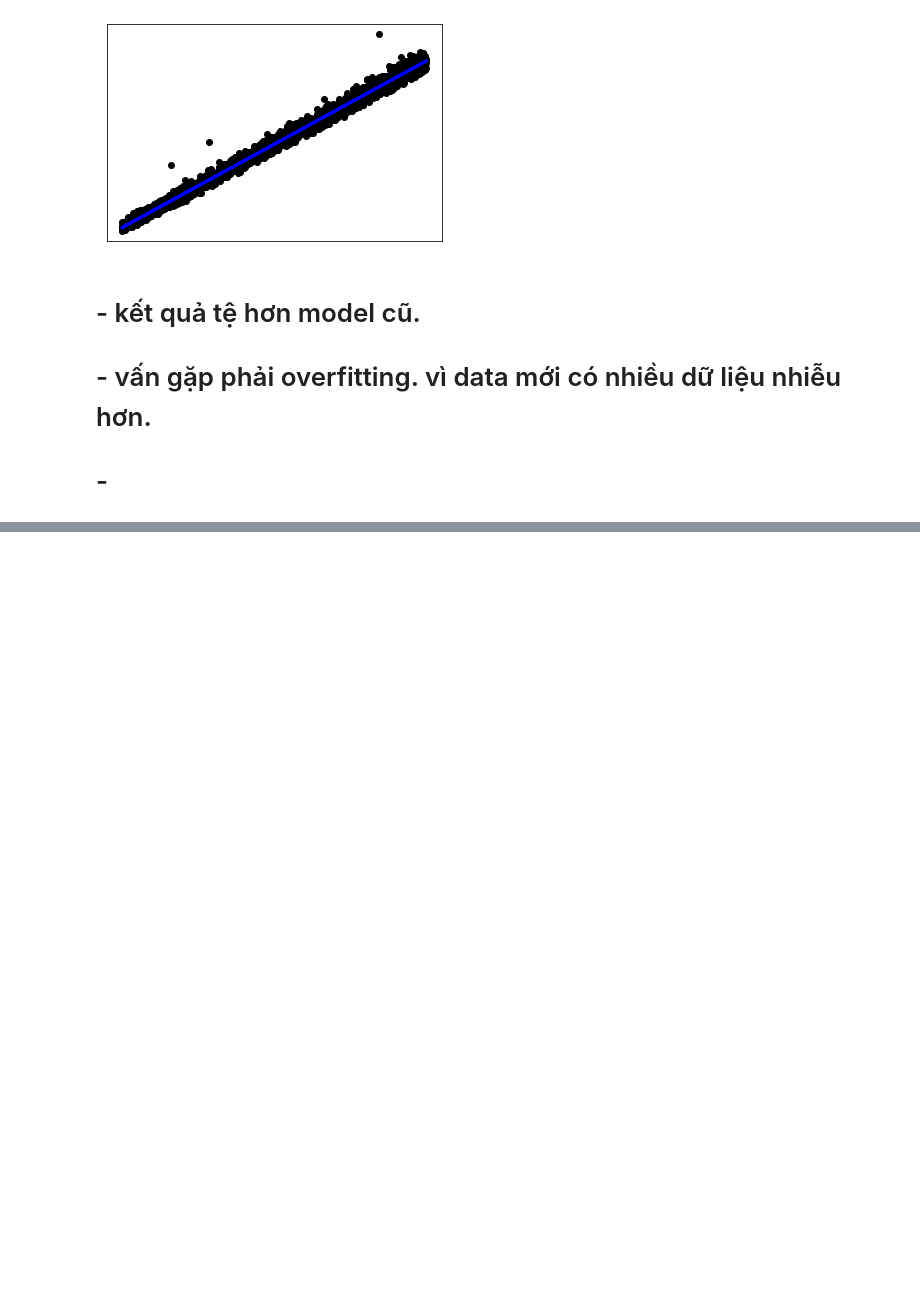
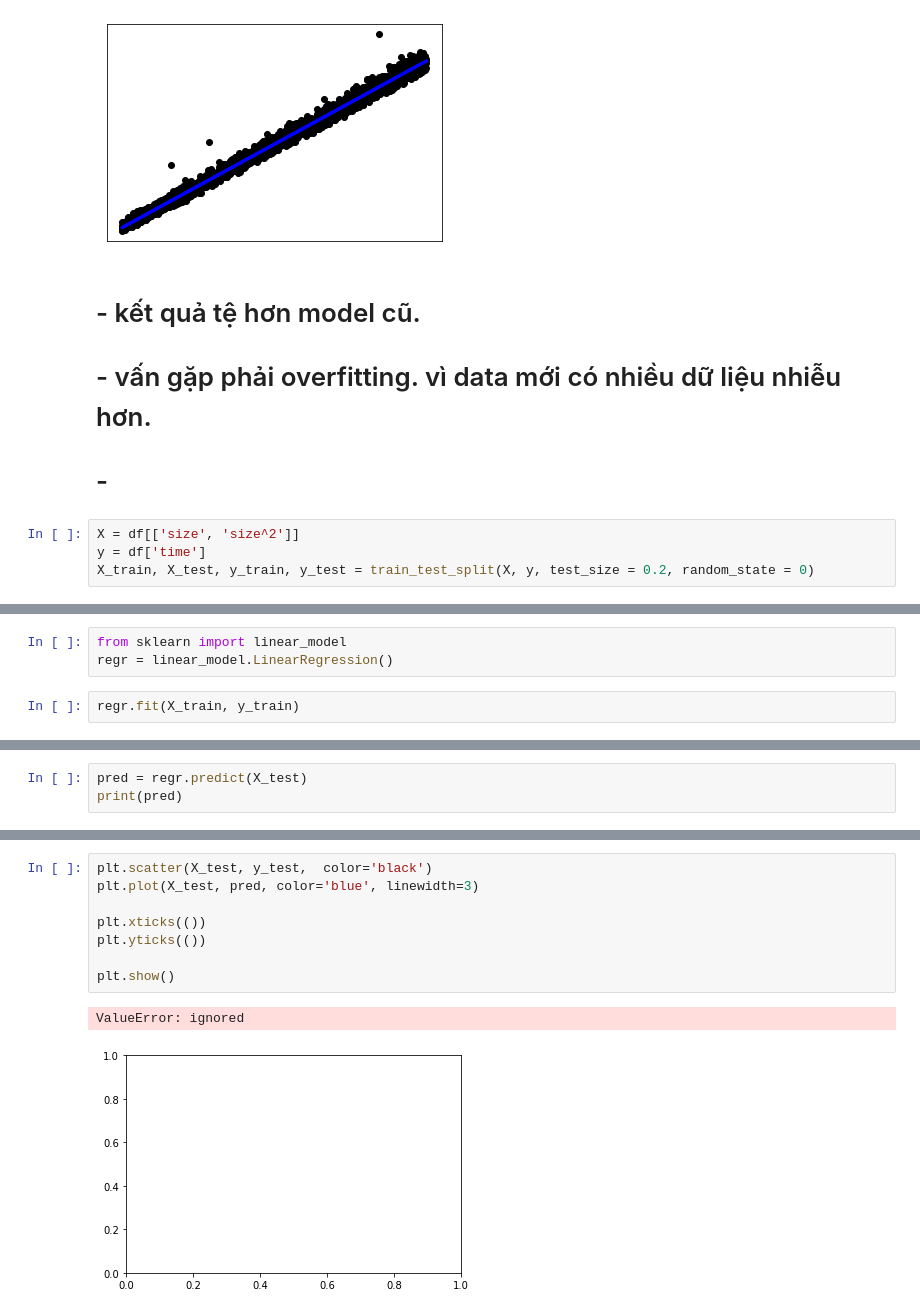
Before and after one commit to PhanQuangTan/CS114.K21, a Jupyter notebook: round3.ipynb, the cells around one changed output, grey strips where cells are left out. Saved outputs shown, nothing was run; the diff lists cells and outputs as text; blank space fills up the shorter version.

```diff
--- a/round3.ipynb
+++ b/round3.ipynb
@@ -101,3 +102,7 @@ plt.show()
 # - kết quả tệ hơn model cũ.
 # - vấn gặp phải overfitting. vì data mới có nhiều dữ liệu nhiễu hơn.
 # -
+# %%
+X = df[['size', 'size^2']]
+y = df['time']
+X_train, X_test, y_train, y_test = train_test_split(X, y, test_size = 0.2, random_state = 0)
@@ -103,0 +126,5 @@ plt.show()
+# %%
+from sklearn import linear_model
+regr = linear_model.LinearRegression()
+# %%
+regr.fit(X_train, y_train)
@@ -103,0 +133,3 @@ plt.show()
+# %%
+pred = regr.predict(X_test)
+print(pred)
@@ -103,0 +148,11 @@ plt.show()
+# %%
+plt.scatter(X_test, y_test,  color='black')
+plt.plot(X_test, pred, color='blue', linewidth=3)
+
+plt.xticks(())
+plt.yticks(())
+
+plt.show()
+# %% [output]
+ValueError: ignored
+[figure, added]
```
Also changed, not shown: parts of 5 cells of this notebook.
